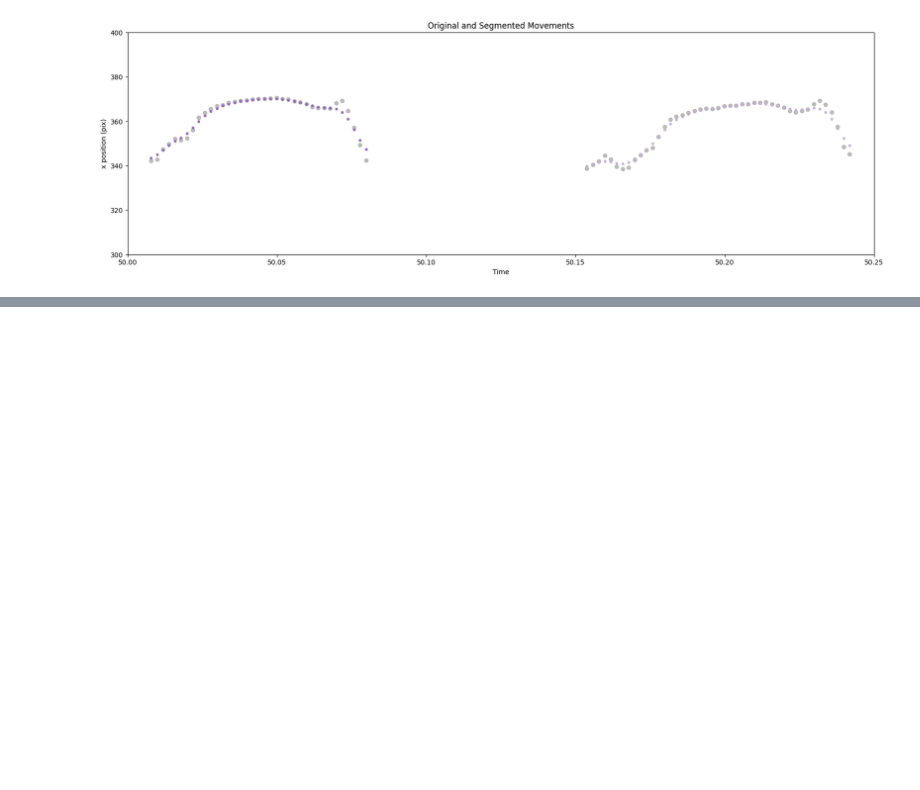
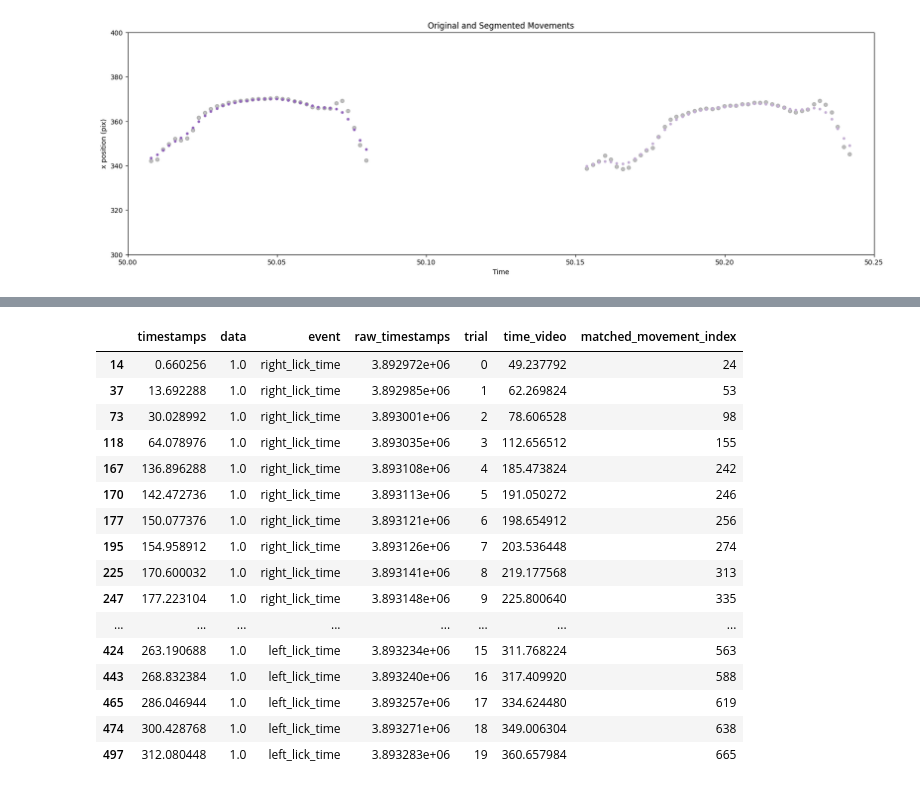
Before and after one commit to 1mattbecker/kinematics_analysis, a Jupyter notebook: code/tongue_kinematics.ipynb, the cells around one changed output, grey strips where cells are left out. Cells and saved outputs as stored; diff of their text form; code cells hidden in the pictures; blank space fills up the shorter version.

```diff
--- a/code/tongue_kinematics.ipynb
+++ b/code/tongue_kinematics.ipynb
@@ -414,0 +581,16 @@ plot_original_and_segmented_data(tongue_masked, movements[0:70],[50,50.25])
+# %%
+#get first licks
+
+df = nwb.df_events.copy()
+# Assuming df is your dataframe
+goCue_indices = df[df['event'] == 'goCue_start_time'].index  # Get indices of goCue_start_time
+lick_indices = df[df['event'].isin(['left_lick_time', 'right_lick_time'])].index  # Get indices of lick events
+
+# Find first lick index after each goCue
+first_lick_indices = []
+for goCue_idx in goCue_indices:
+    next_licks = lick_indices[lick_indices > goCue_idx]  # Get lick indices after goCue
+    if not next_licks.empty:
+        first_lick_indices.append(next_licks[0])  # Store the first one
+
+first_licks_df = df.iloc[first_lick_indices]
@@ -414,0 +617,20 @@ plot_original_and_segmented_data(tongue_masked, movements[0:70],[50,50.25])
+# %%
+first_licks_df.head(20)
+# %% [output]
+|  | timestamps | data | event | raw_timestamps | trial | time_video | matched_movement_index |
+| 14 | 0.660256 | 1.0 | right_lick_time | 3.892972e+06 | 0 | 49.237792 | 24 |
+| 37 | 13.692288 | 1.0 | right_lick_time | 3.892985e+06 | 1 | 62.269824 | 53 |
+| 73 | 30.028992 | 1.0 | right_lick_time | 3.893001e+06 | 2 | 78.606528 | 98 |
+| 118 | 64.078976 | 1.0 | right_lick_time | 3.893035e+06 | 3 | 112.656512 | 155 |
+| 167 | 136.896288 | 1.0 | right_lick_time | 3.893108e+06 | 4 | 185.473824 | 242 |
+| 170 | 142.472736 | 1.0 | right_lick_time | 3.893113e+06 | 5 | 191.050272 | 246 |
+| 177 | 150.077376 | 1.0 | right_lick_time | 3.893121e+06 | 6 | 198.654912 | 256 |
+| 195 | 154.958912 | 1.0 | right_lick_time | 3.893126e+06 | 7 | 203.536448 | 274 |
+| 225 | 170.600032 | 1.0 | right_lick_time | 3.893141e+06 | 8 | 219.177568 | 313 |
+| 247 | 177.223104 | 1.0 | right_lick_time | 3.893148e+06 | 9 | 225.800640 | 335 |
+| ... | ... | ... | ... | ... | ... | ... | ... |
+| 424 | 263.190688 | 1.0 | left_lick_time | 3.893234e+06 | 15 | 311.768224 | 563 |
+| 443 | 268.832384 | 1.0 | left_lick_time | 3.893240e+06 | 16 | 317.409920 | 588 |
+| 465 | 286.046944 | 1.0 | left_lick_time | 3.893257e+06 | 17 | 334.624480 | 619 |
+| 474 | 300.428768 | 1.0 | left_lick_time | 3.893271e+06 | 18 | 349.006304 | 638 |
+| 497 | 312.080448 | 1.0 | left_lick_time | 3.893283e+06 | 19 | 360.657984 | 665 |
```
Also changed, not shown: parts of 10 cells of this notebook.
